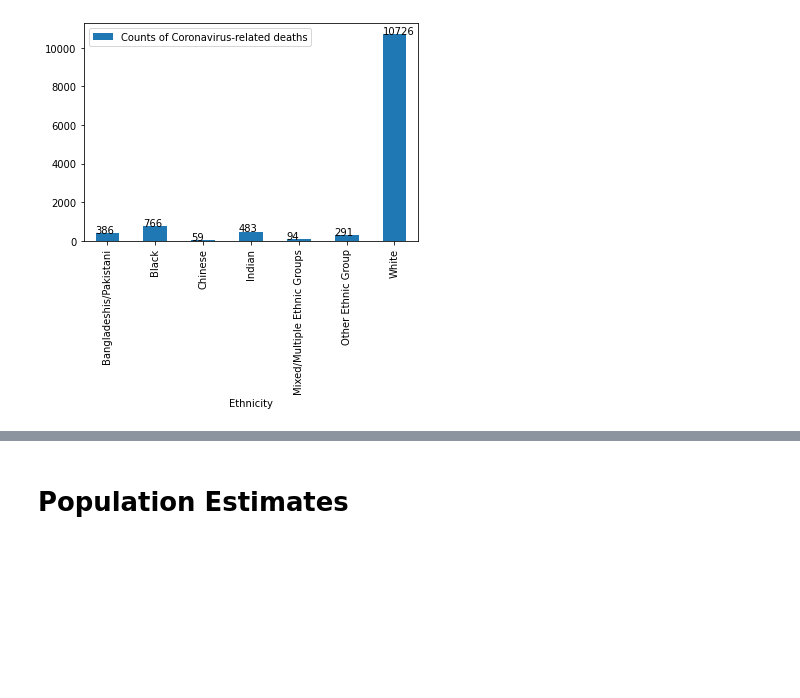
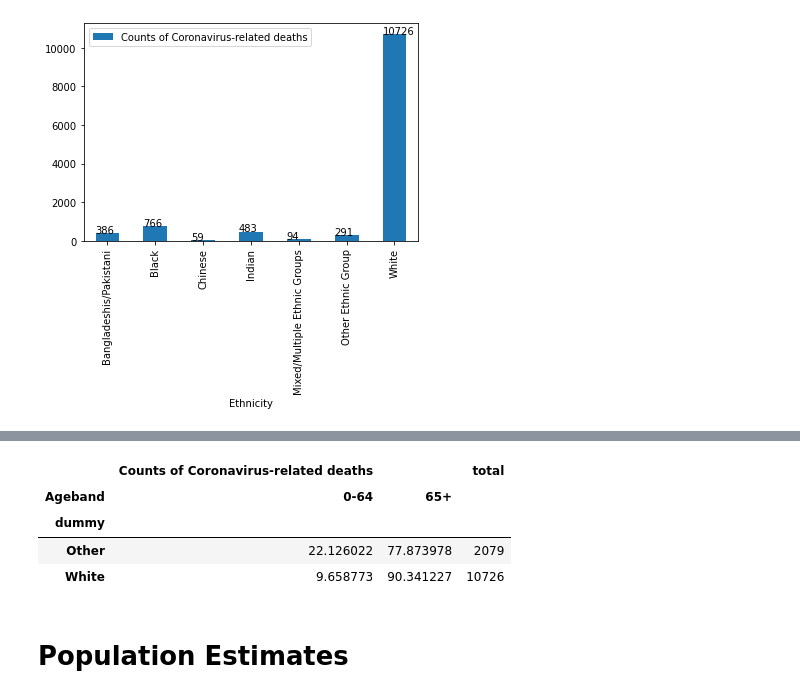
Before and after one commit to Quotennial/covid_bame, a Jupyter notebook: notebooks/simpsons_paradox.ipynb, the cells around one changed output, grey strips where cells are left out. Saved outputs shown, nothing was run; the diff lists cells and outputs as text; code cells hidden in the pictures; blank space fills up the shorter version.

```diff
--- a/notebooks/simpsons_paradox.ipynb
+++ b/notebooks/simpsons_paradox.ipynb
@@ -64,3 +68,19 @@ df.groupby(by = ["Ethnicity", "Ageband"]).sum()#plot.barh()
+# %%
+df_alt_sum = df.groupby(by = ["Ethnicity", "Ageband"]).sum().reset_index()
+df_alt_sum = df_alt_sum.pivot(index = "Ethnicity", columns="Ageband").reset_index()
+df_alt_sum["dummy"] = np.where(df_alt_sum['Ethnicity']=='White', "White", "Other")
+df_alt_sum = df_alt_sum.groupby("dummy").sum()
+df_alt_sum
+df_alt_sum["total"] = df_alt_sum[df_alt_sum.columns[0]] + df_alt_sum[df_alt_sum.columns[1]]
+df_alt_sum[df_alt_sum.columns[0]] = (df_alt_sum[df_alt_sum.columns[0]]/df_alt_sum["total"])*100
+df_alt_sum[df_alt_sum.columns[1]] = (df_alt_sum[df_alt_sum.columns[1]]/df_alt_sum["total"])*100
+df_alt_sum
+# %% [output]
+|  | Counts of Coronavirus-related deaths |  | total |
+| Ageband | 0-64 | 65+ |  |
+| dummy |  |  |  |
+| Other | 22.126022 | 77.873978 | 2079 |
+| White | 9.658773 | 90.341227 | 10726 |
 # %% [markdown]
 # Population Estimates
 # %%
```
Also changed, not shown: parts of 2 cells of this notebook.
